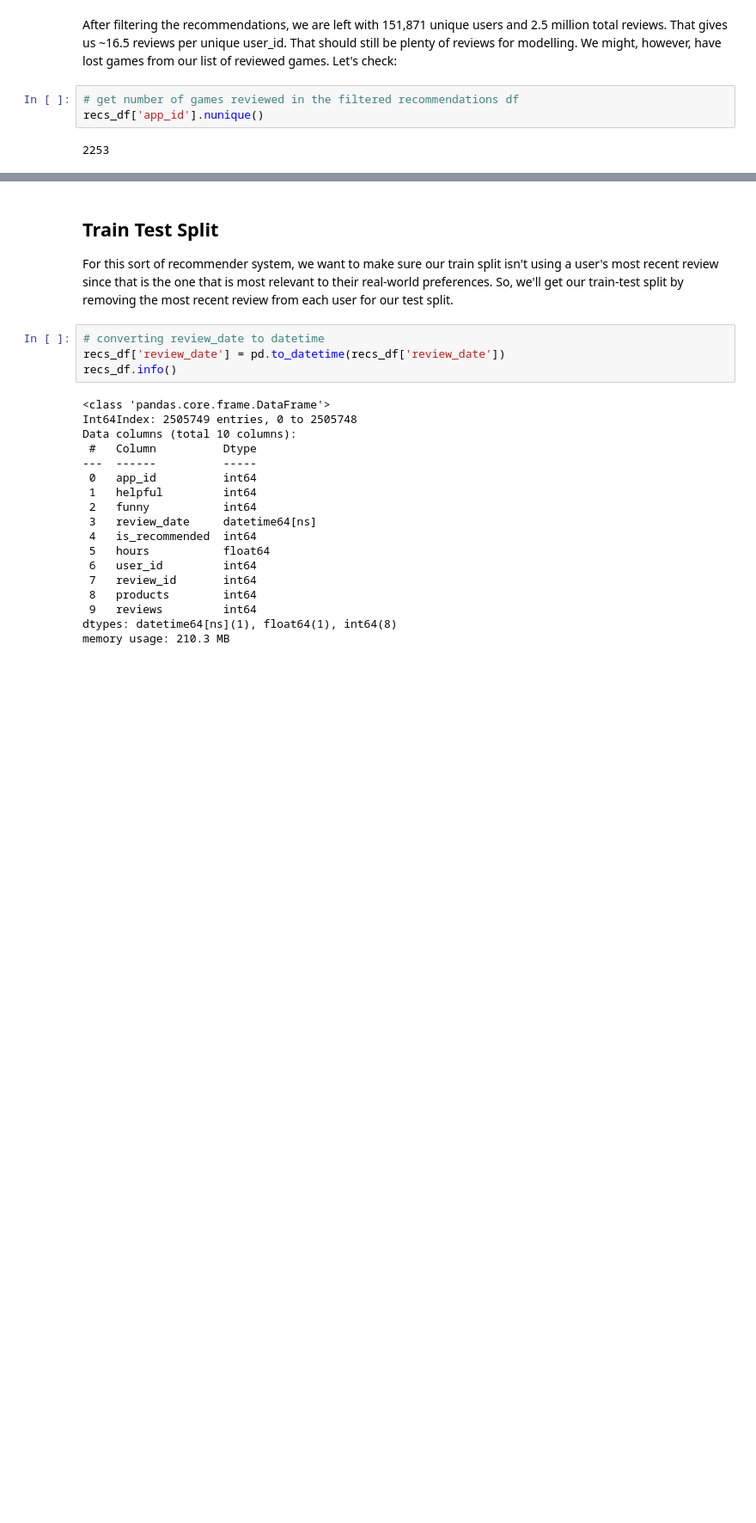
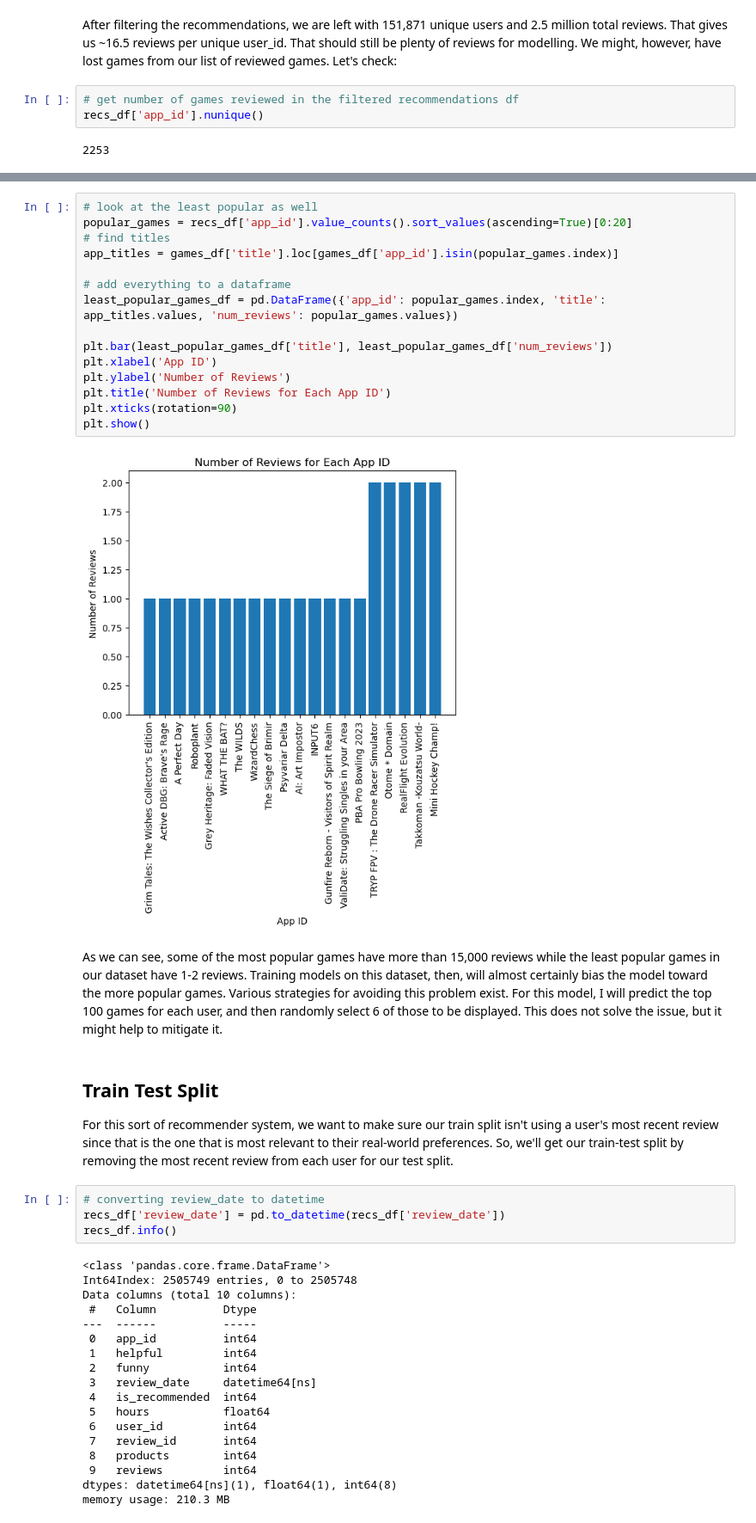
Before and after one commit to ericbohner/Capstone, a Jupyter notebook: NCF_Model.ipynb, the cells around one changed output, grey strips where cells are left out. Shown at 86% size. Saved outputs shown, nothing was run; the diff lists cells and outputs as text; blank space fills up the shorter version.

```diff
--- a/NCF_Model.ipynb
+++ b/NCF_Model.ipynb
@@ -98,3 +150,22 @@ By filtering our recs_df to only include users with 10 or more reviews, we end u
+# %%
+# look at the least popular as well
+popular_games = recs_df['app_id'].value_counts().sort_values(ascending=True)[0:20]
+# find titles
+app_titles = games_df['title'].loc[games_df['app_id'].isin(popular_games.index)]
+
+# add everything to a dataframe
+least_popular_games_df = pd.DataFrame({'app_id': popular_games.index, 'title': app_titles.values, 'num_reviews': popular_games.values})
+
+plt.bar(least_popular_games_df['title'], least_popular_games_df['num_reviews'])
+plt.xlabel('App ID')
+plt.ylabel('Number of Reviews')
+plt.title('Number of Reviews for Each App ID')
+plt.xticks(rotation=90)
+plt.show()
+# %% [output]
+[figure, added]
+# %% [markdown]
+As we can see, some of the most popular games have more than 15,000 reviews while the least popular games in our dataset have 1-2 reviews.  Training models on this dataset, then, will almost certainly bias the model toward the more popular games.  Various strategies for avoiding this problem exist.  For this model, I will predict the top 100 games for each user, and then randomly select 6 of those to be displayed.  This does not solve the issue, but it might help to mitigate it.
 # %% [markdown]
 ## Train Test Split
 
```
Also changed, not shown: parts of 8 cells of this notebook, 5 other files.
